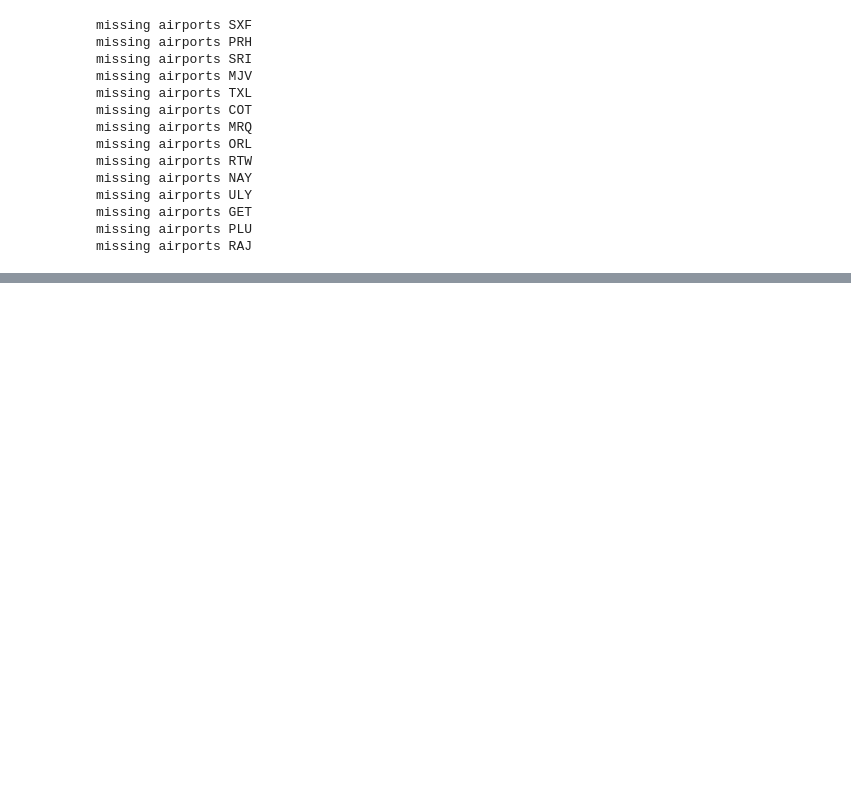
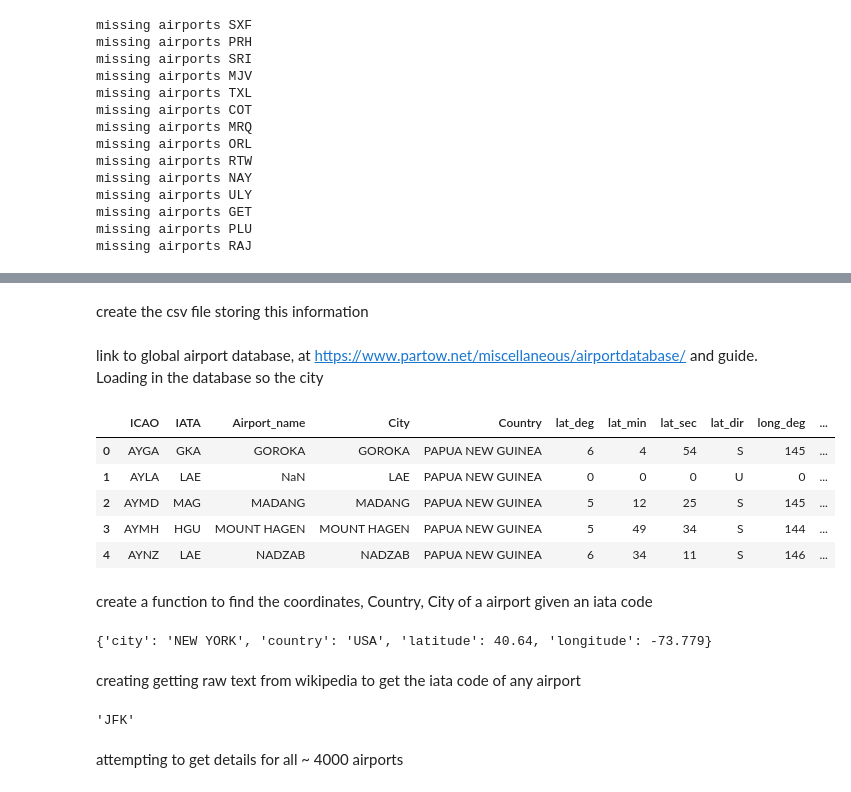
Before and after one commit to maxjing97/flight-routes-analysis, a Jupyter notebook: backend/dataset_preparation/2_getting_routes_details.ipynb, the cells around one changed output, grey strips where cells are left out. Drawn from its saved outputs; the diff is of its cells as text; code cells hidden in the pictures; blank space fills up the shorter version.

Commit message:
added script to add detailed information about airports

```diff
--- a/backend/dataset_preparation/2_getting_routes_details.ipynb
+++ b/backend/dataset_preparation/2_getting_routes_details.ipynb
@@ -494,0 +539,2 @@ missing airports RAJ
+# %% [markdown]
+create the csv file storing this information
@@ -494,0 +545,51 @@ missing airports RAJ
+# %% [markdown]
+link to global airport database, at https://www.partow.net/miscellaneous/airportdatabase/  and guide. Loading in the database so the city
+# %%
+db_names=["ICAO","IATA","Airport_name", "City", "Country",
+          "lat_deg","lat_min","lat_sec","lat_dir",
+          "long_deg","long_min","long_sec","long_dir",
+          "Altitude", "lat_dec", "long_dec"]#names given on the website in order
+airport_db = pd.read_csv("./data/GlobalAirportDatabase.txt", delimiter=":",names=db_names)
+airport_db.head()
+# %% [output]
+|  | ICAO | IATA | Airport_name | City | Country | lat_deg | lat_min | lat_sec | lat_dir | long_deg | ... |
+| 0 | AYGA | GKA | GOROKA | GOROKA | PAPUA NEW GUINEA | 6 | 4 | 54 | S | 145 | ... |
+| 1 | AYLA | LAE | NaN | LAE | PAPUA NEW GUINEA | 0 | 0 | 0 | U | 0 | ... |
+| 2 | AYMD | MAG | MADANG | MADANG | PAPUA NEW GUINEA | 5 | 12 | 25 | S | 145 | ... |
+| 3 | AYMH | HGU | MOUNT HAGEN | MOUNT HAGEN | PAPUA NEW GUINEA | 5 | 49 | 34 | S | 144 | ... |
+| 4 | AYNZ | LAE | NADZAB | NADZAB | PAPUA NEW GUINEA | 6 | 34 | 11 | S | 146 | ... |
+# %% [markdown]
+create a function to find the coordinates, Country, City of a airport given an iata code
+# %%
+def getdetails(iata, airport_db):
+    try:
+        matching = airport_db[airport_db["IATA"]==iata].iloc[0]
+        return {"city":matching["City"], "country":matching["Country"],"latitude":matching["lat_dec"], "longitude":matching["long_dec"]}
+    except:
+        return {"city":"", "country":"","latitude":"", "longitude":""}
+getdetails("JFK", airport_db)
+# %% [output]
+{'city': 'NEW YORK', 'country': 'USA', 'latitude': 40.64, 'longitude': -73.779}
+# %% [markdown]
+creating getting raw text from wikipedia to get the iata code of any airport
+# %%
+def getIataFromWikiName(wiki_name):
+    url = f"https://en.wikipedia.org/w/index.php?title={wiki_name}&action=raw"
+    try:
+        response = requests.get(url)
+        #find the text between
+        text = response.text
+        start = text.find("IATA") #find the starting index
+        start += 4 #do not include iata
+
+        end = text.find("\n", start) #starting from the end, find the starting index
+        iata_code = text[start:end]
+        iata_code = iata_code.split("=")[1].strip()
+        return iata_code
+    except:
+        return ""
+getIataFromWikiName("John_F._Kennedy_International_Airport")
+# %% [output]
+'JFK'
+# %% [markdown]
+attempting to get details for all ~ 4000 airports
```
Also changed, not shown: parts of 12 cells of this notebook.
